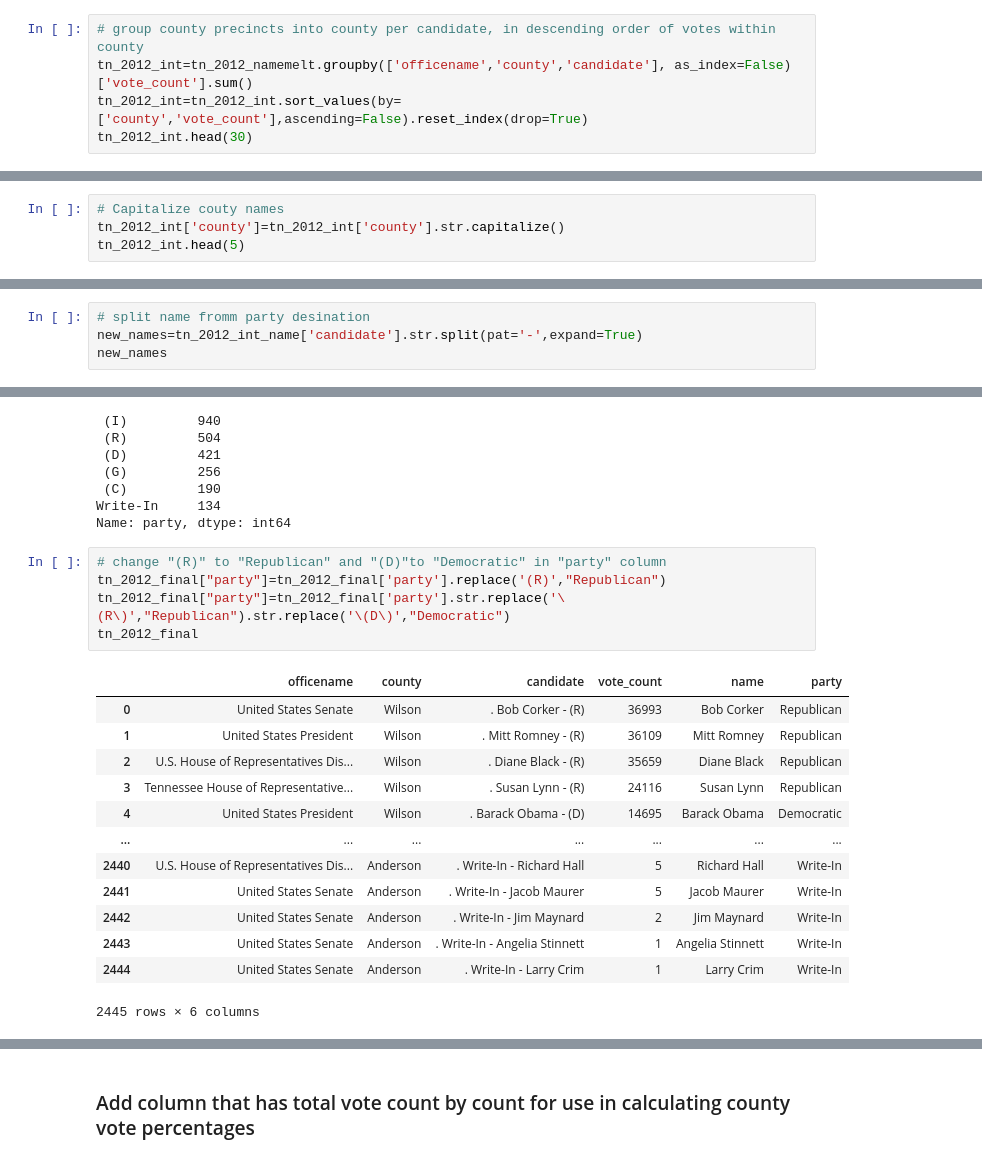
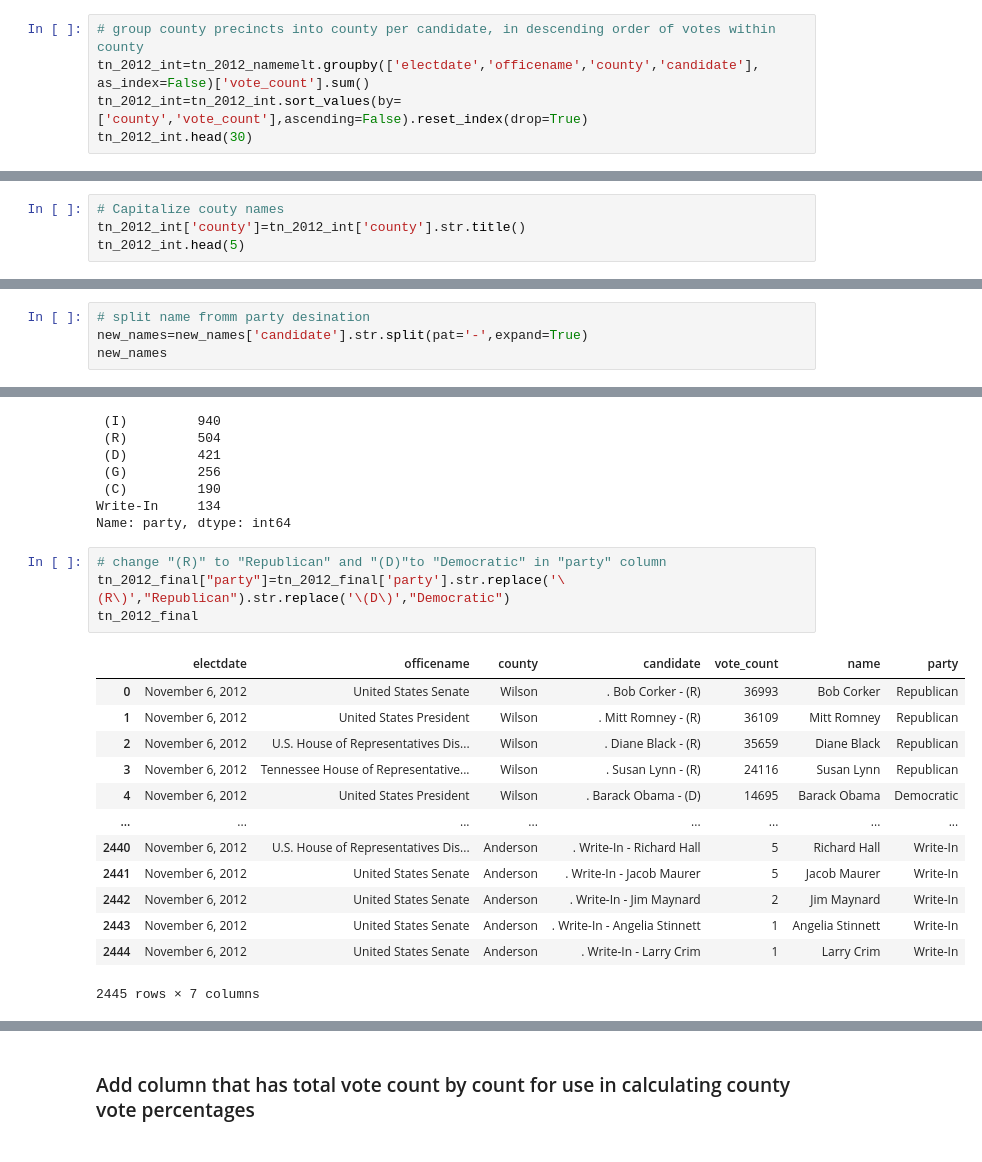
Before and after one commit to DavidMellow/tn-elections, a Jupyter notebook: notebooks/tn_election_2012.ipynb, the cells around one changed output, grey strips where cells are left out. Saved outputs shown, nothing was run; the diff lists cells and outputs as text.

```diff
--- a/notebooks/tn_election_2012.ipynb
+++ b/notebooks/tn_election_2012.ipynb
@@ -253,7 +253,7 @@ tn_2012_namemelt['vote_count'].value_counts()
 Name: vote_count, Length: 2260, dtype: int64
 # %%
 # group county precincts into county per candidate, in descending order of votes within county
-tn_2012_int=tn_2012_namemelt.groupby(['officename','county','candidate'], as_index=False)['vote_count'].sum()
+tn_2012_int=tn_2012_namemelt.groupby(['electdate','officename','county','candidate'], as_index=False)['vote_count'].sum()
 tn_2012_int=tn_2012_int.sort_values(by=['county','vote_count'],ascending=False).reset_index(drop=True)
 tn_2012_int.head(30)
 # %% [output]
@@ -277,5 +277,5 @@ tn_2012_int.head(30)
 # %%
 # Capitalize couty names
-tn_2012_int['county']=tn_2012_int['county'].str.capitalize()
+tn_2012_int['county']=tn_2012_int['county'].str.title()
 tn_2012_int.head(5)
 # %% [output]
@@ -351,6 +352,6 @@ See the caveats in the documentation: https://pandas.pydata.org/pandas-docs/stab
 # %%
 # split name fromm party desination
-new_names=tn_2012_int_name['candidate'].str.split(pat='-',expand=True)
+new_names=new_names['candidate'].str.split(pat='-',expand=True)
 new_names
 # %% [output]
 |  | 0 | 1 |
@@ -524,23 +525,22 @@ Write-In     134
 Name: party, dtype: int64
 # %%
 # change "(R)" to "Republican" and "(D)"to "Democratic" in "party" column
-tn_2012_final["party"]=tn_2012_final['party'].replace('(R)',"Republican")
 tn_2012_final["party"]=tn_2012_final['party'].str.replace('\(R\)',"Republican").str.replace('\(D\)',"Democratic")
 tn_2012_final
 # %% [output]
-|  | officename | county | candidate | vote_count | name | party |
-| 0 | United States Senate | Wilson | . Bob Corker - (R) | 36993 | Bob Corker | Republican |
-| 1 | United States President | Wilson | . Mitt Romney - (R) | 36109 | Mitt Romney | Republican |
-| 2 | U.S. House of Representatives Dis... | Wilson | . Diane Black - (R) | 35659 | Diane Black | Republican |
-| 3 | Tennessee House of Representative... | Wilson | . Susan Lynn - (R) | 24116 | Susan Lynn | Republican |
-| 4 | United States President | Wilson | . Barack Obama - (D) | 14695 | Barack Obama | Democratic |
-| ... | ... | ... | ... | ... | ... | ... |
-| 2440 | U.S. House of Representatives Dis... | Anderson | . Write-In - Richard Hall | 5 | Richard Hall | Write-In |
-| 2441 | United States Senate | Anderson | . Write-In - Jacob Maurer | 5 | Jacob Maurer | Write-In |
-| 2442 | United States Senate | Anderson | . Write-In - Jim Maynard | 2 | Jim Maynard | Write-In |
-| 2443 | United States Senate | Anderson | . Write-In - Angelia Stinnett | 1 | Angelia Stinnett | Write-In |
-| 2444 | United States Senate | Anderson | . Write-In - Larry Crim | 1 | Larry Crim | Write-In |
+|  | electdate | officename | county | candidate | vote_count | name | party |
+| 0 | November 6, 2012 | United States Senate | Wilson | . Bob Corker - (R) | 36993 | Bob Corker | Republican |
+| 1 | November 6, 2012 | United States President | Wilson | . Mitt Romney - (R) | 36109 | Mitt Romney | Republican |
+| 2 | November 6, 2012 | U.S. House of Representatives Dis... | Wilson | . Diane Black - (R) | 35659 | Diane Black | Republican |
+| 3 | November 6, 2012 | Tennessee House of Representative... | Wilson | . Susan Lynn - (R) | 24116 | Susan Lynn | Republican |
+| 4 | November 6, 2012 | United States President | Wilson | . Barack Obama - (D) | 14695 | Barack Obama | Democratic |
+| ... | ... | ... | ... | ... | ... | ... | ... |
+| 2440 | November 6, 2012 | U.S. House of Representatives Dis... | Anderson | . Write-In - Richard Hall | 5 | Richard Hall | Write-In |
+| 2441 | November 6, 2012 | United States Senate | Anderson | . Write-In - Jacob Maurer | 5 | Jacob Maurer | Write-In |
+| 2442 | November 6, 2012 | United States Senate | Anderson | . Write-In - Jim Maynard | 2 | Jim Maynard | Write-In |
+| 2443 | November 6, 2012 | United States Senate | Anderson | . Write-In - Angelia Stinnett | 1 | Angelia Stinnett | Write-In |
+| 2444 | November 6, 2012 | United States Senate | Anderson | . Write-In - Larry Crim | 1 | Larry Crim | Write-In |
-2445 rows × 6 columns
+2445 rows × 7 columns
 # %%
 # create data frame tn_2012_pres for presidental election
 tn_2012_pres=tn_2012_final[tn_2012_final['officename'].str.match('United States President')]
```
Also changed, not shown: parts of 26 cells of this notebook.
